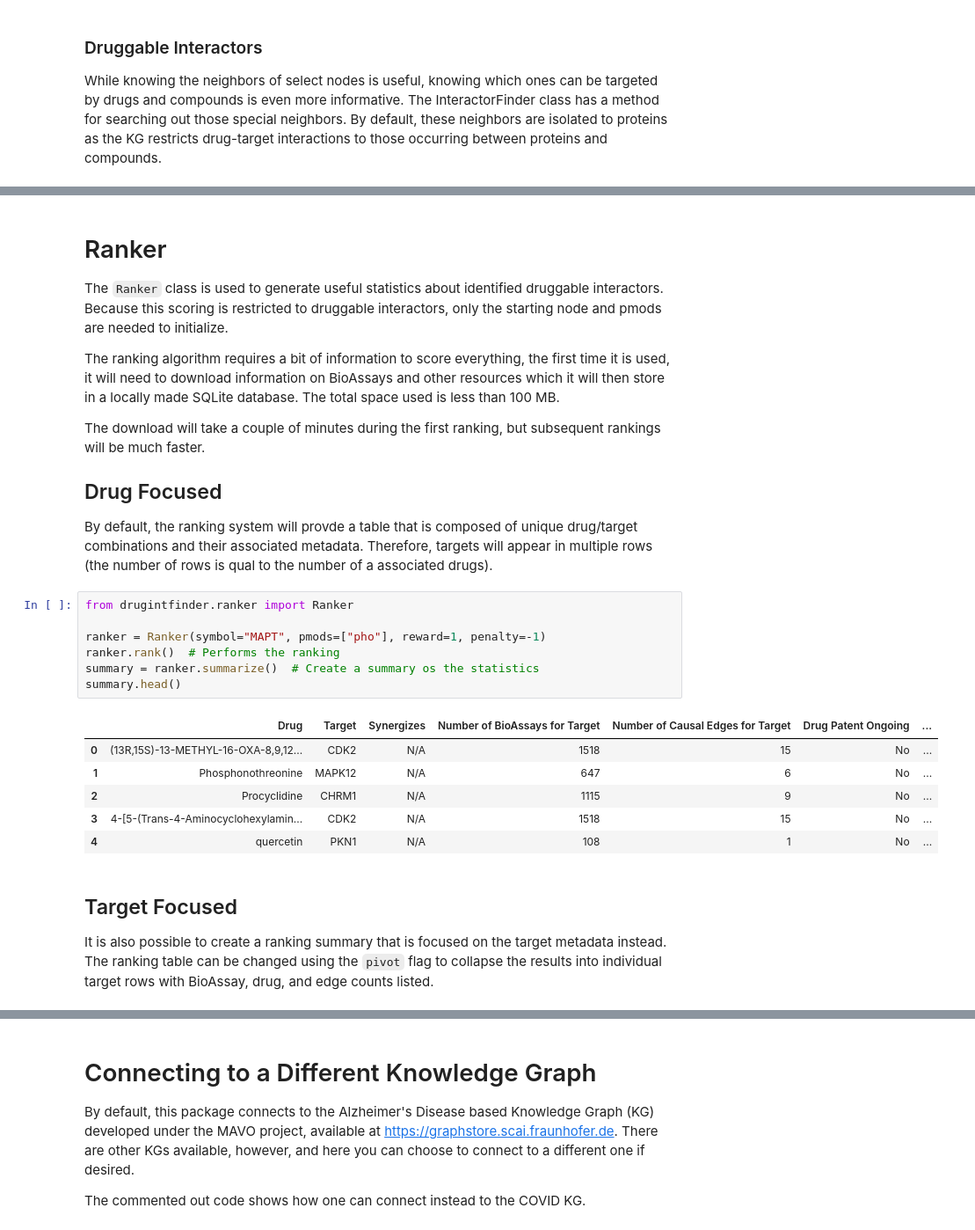
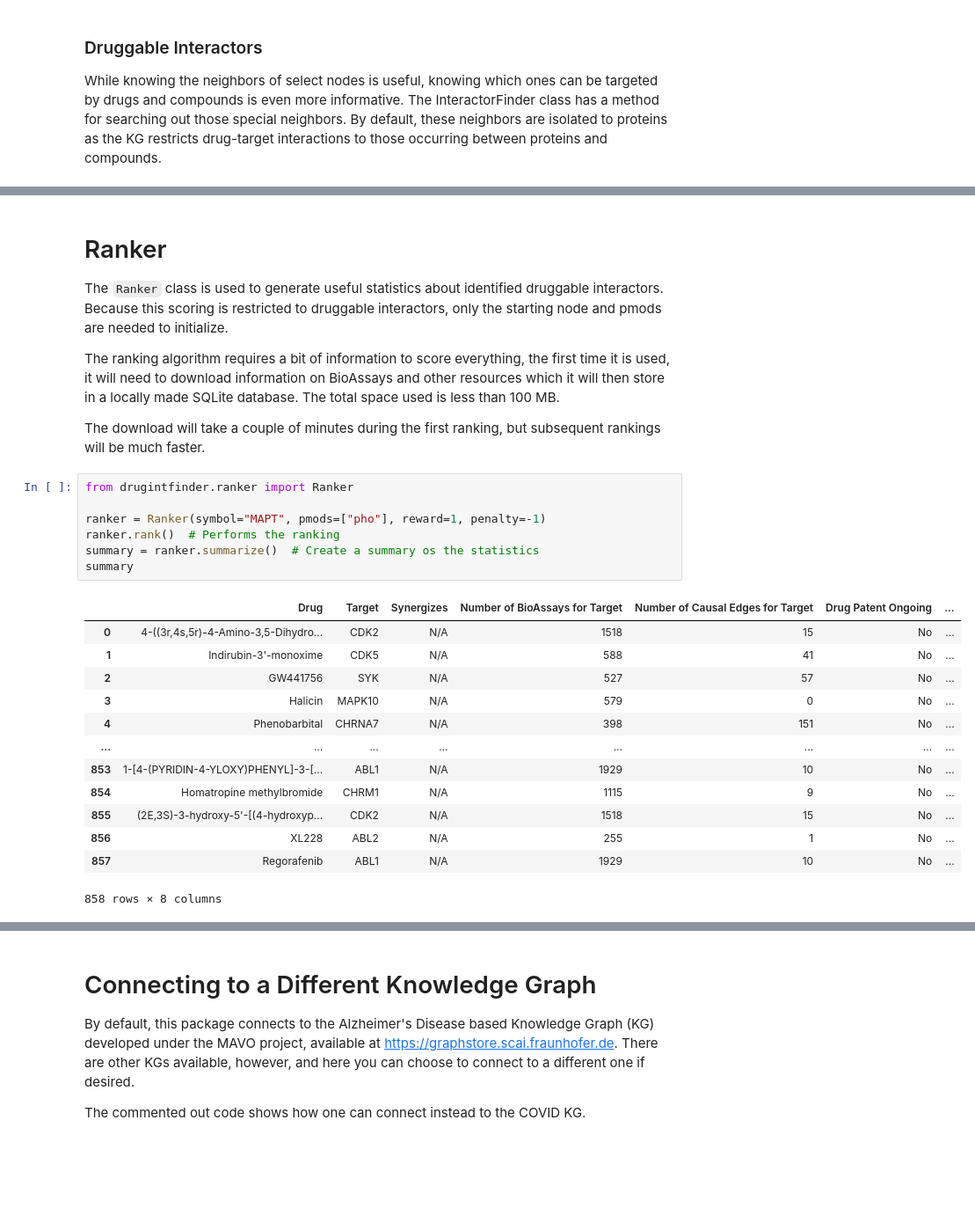
Before and after one commit to e-bel/drugintfinder, a Jupyter notebook: notebooks/Tutorial.ipynb, the cells around one changed output, grey strips where cells are left out. Shown at 88% size. Cells and saved outputs as stored; diff of their text form; blank space fills up the shorter version.

```diff
--- a/notebooks/Tutorial.ipynb
+++ b/notebooks/Tutorial.ipynb
@@ -38,23 +52,24 @@ The `Ranker` class is used to generate useful statistics about identified drugga
 The ranking algorithm requires a bit of information to score everything, the first time it is used, it will need to download information on BioAssays and other resources which it will then store in a locally made SQLite database. The total space used is less than 100 MB.
 
 The download will take a couple of minutes during the first ranking, but subsequent rankings will be much faster.
-
-## Drug Focused
-By default, the ranking system will provde a table that is composed of unique drug/target combinations and their associated metadata. Therefore, targets will appear in multiple rows (the number of rows is qual to the number of a associated drugs).
 # %%
 from drugintfinder.ranker import Ranker
 
 ranker = Ranker(symbol="MAPT", pmods=["pho"], reward=1, penalty=-1)
 ranker.rank()  # Performs the ranking
 summary = ranker.summarize()  # Create a summary os the statistics
-summary.head()
+summary
 # %% [output]
 |  | Drug | Target | Synergizes | Number of BioAssays for Target | Number of Causal Edges for Target | Drug Patent Ongoing | ... |
-| 0 | (13R,15S)-13-METHYL-16-OXA-8,9,12... | CDK2 | N/A | 1518 | 15 | No | ... |
-| 1 | Phosphonothreonine | MAPK12 | N/A | 647 | 6 | No | ... |
-| 2 | Procyclidine | CHRM1 | N/A | 1115 | 9 | No | ... |
-| 3 | 4-[5-(Trans-4-Aminocyclohexylamin... | CDK2 | N/A | 1518 | 15 | No | ... |
-| 4 | quercetin | PKN1 | N/A | 108 | 1 | No | ... |
+| 0 | 4-((3r,4s,5r)-4-Amino-3,5-Dihydro... | CDK2 | N/A | 1518 | 15 | No | ... |
+| 1 | Indirubin-3'-monoxime | CDK5 | N/A | 588 | 41 | No | ... |
+| 2 | GW441756 | SYK | N/A | 527 | 57 | No | ... |
+| 3 | Halicin | MAPK10 | N/A | 579 | 0 | No | ... |
+| 4 | Phenobarbital | CHRNA7 | N/A | 398 | 151 | No | ... |
+| ... | ... | ... | ... | ... | ... | ... | ... |
+| 853 | 1-[4-(PYRIDIN-4-YLOXY)PHENYL]-3-[... | ABL1 | N/A | 1929 | 10 | No | ... |
+| 854 | Homatropine methylbromide | CHRM1 | N/A | 1115 | 9 | No | ... |
+| 855 | (2E,3S)-3-hydroxy-5'-[(4-hydroxyp... | CDK2 | N/A | 1518 | 15 | No | ... |
+| 856 | XL228 | ABL2 | N/A | 255 | 1 | No | ... |
+| 857 | Regorafenib | ABL1 | N/A | 1929 | 10 | No | ... |
+858 rows × 8 columns
-# %% [markdown]
-## Target Focused
-It is also possible to create a ranking summary that is focused on the target metadata instead. The ranking table can be changed using the `pivot` flag to collapse the results into individual target rows with BioAssay, drug, and edge counts listed.
```
Also changed, not shown: parts of 3 cells of this notebook.
